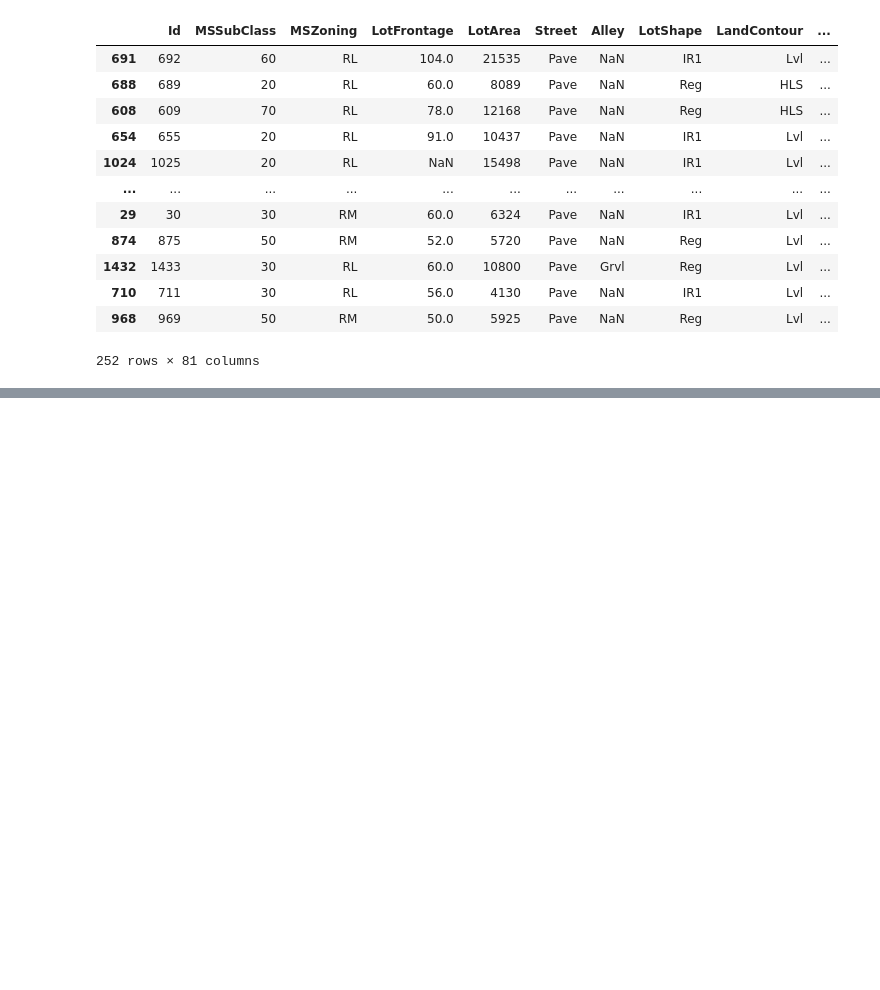
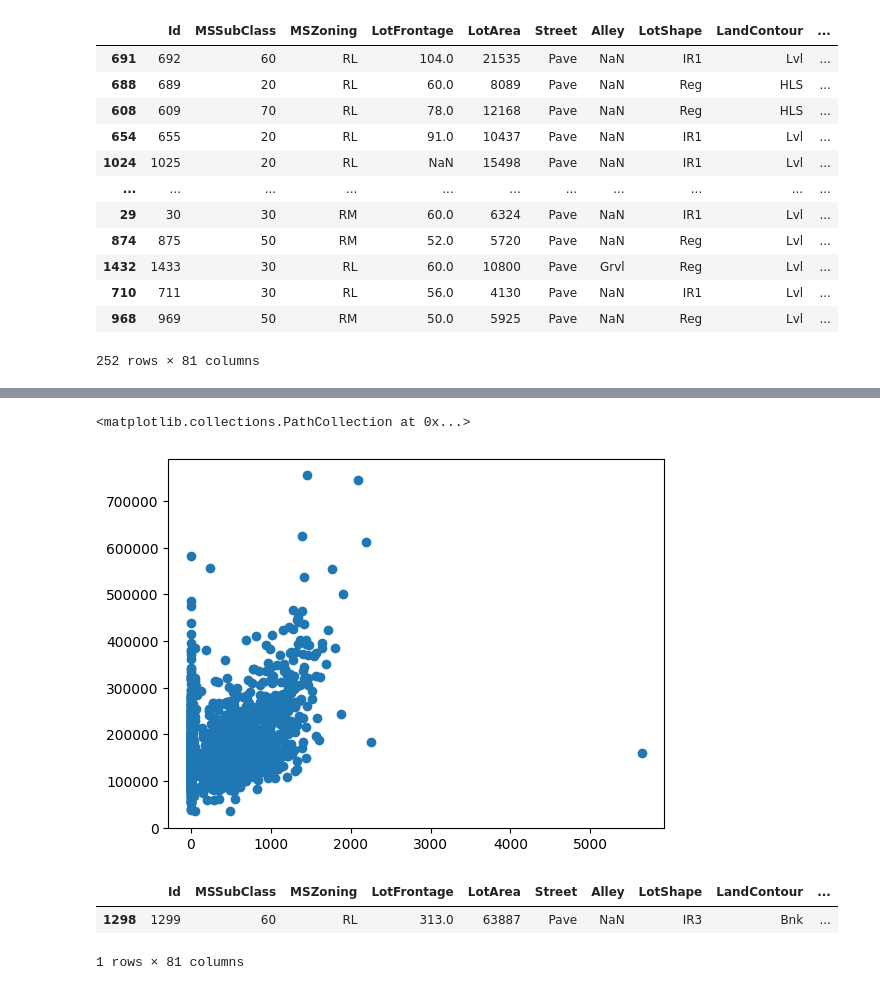
Before and after one commit to xKazimir/HOUSE_PRICES_ANALYSIS, a Jupyter notebook: HOUSING_PREDICTION.ipynb, the cells around one changed output, grey strips where cells are left out. Drawn from its saved outputs; the diff is of its cells as text; code cells hidden in the pictures; blank space fills up the shorter version.

```diff
--- a/HOUSING_PREDICTION.ipynb
+++ b/HOUSING_PREDICTION.ipynb
@@ -192,0 +246,12 @@ train_df.query("OverallCond == 6").sort_values("SalePrice", ascending =False)
+# %%
+plt.scatter(x= "BsmtFinSF1", y = "SalePrice", data = train_df)
+# %% [output]
+<matplotlib.collections.PathCollection at 0x...>
+[figure, added]
+# %%
+train_df.query("BsmtFinSF1 >  4000").sort_values("SalePrice", ascending =False)
+#drop 1299
+# %% [output]
+|  | Id | MSSubClass | MSZoning | LotFrontage | LotArea | Street | Alley | LotShape | LandContour | ... |
+| 1298 | 1299 | 60 | RL | 313.0 | 63887 | Pave | NaN | IR3 | Bnk | ... |
+1 rows × 81 columns
```
Also changed, not shown: parts of 27 cells of this notebook.
